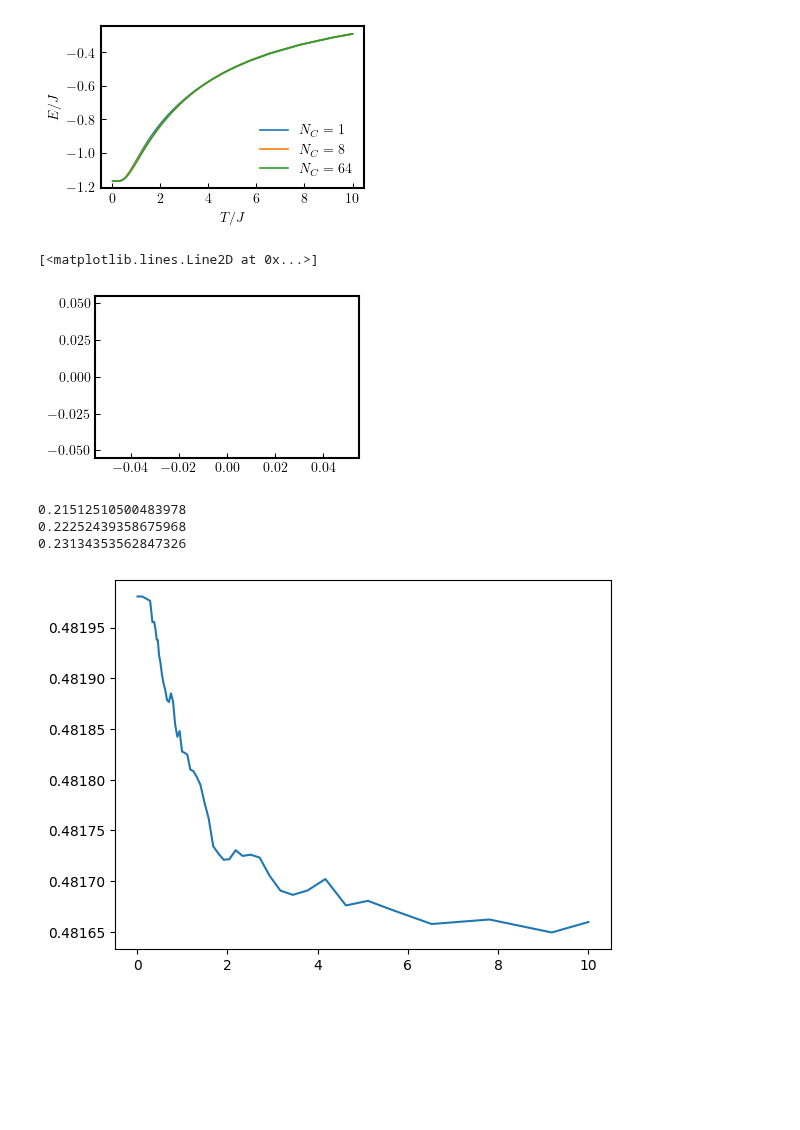
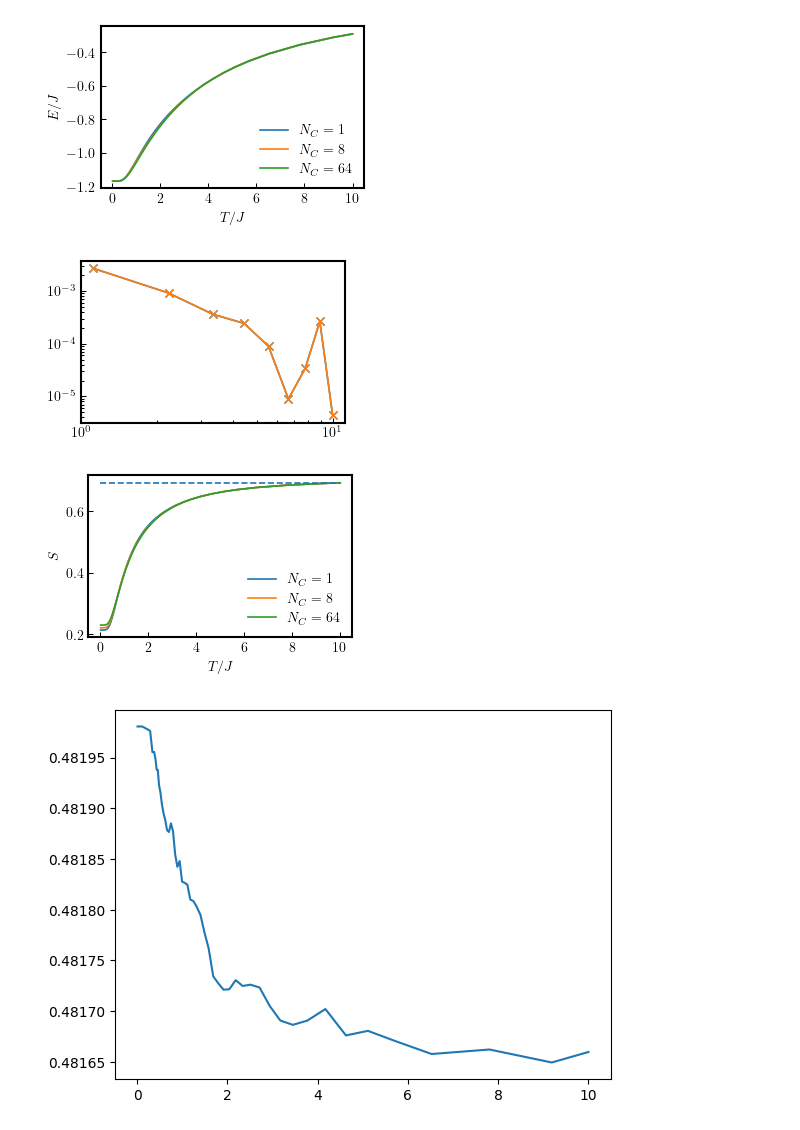
Before and after one commit to Alejo-Costa-Duran/ParallelTempering, a Jupyter notebook: dataAnalysis.ipynb, the cells around one changed output. Saved outputs shown, nothing was run; the diff lists cells and outputs as text; code cells hidden in the pictures; blank space fills up the shorter version.

```diff
--- a/dataAnalysis.ipynb
+++ b/dataAnalysis.ipynb
@@ -140,6 +157,25 @@ np.save("./t8.npy",t8)
  1.09822933e-01 9.87787932e-02 8.76346525e-02 7.66372232e-02
  6.69589337e-02 5.75134974e-02 4.69895951e-02 3.59209836e-02
  2.76354900e-02 2.40942899e-02]
+# %%
+corr64 = np.load("./ProcessedData/corr64.npy")
+e64 = np.load("./ProcessedData/e64.npy")
+m64 = np.load("./ProcessedData/m64.npy")
+cv64 = np.load("./ProcessedData/cv64.npy")
+cverr64 = np.load("./ProcessedData/cverr64.npy")
+t64 = np.load("./ProcessedData/t64.npy")
+
+e1 = np.load("./ProcessedData/e1.npy")
+m1 = np.load("./ProcessedData/m1.npy")
+cv1 = np.load("./ProcessedData/cv1.npy")
+cverr1 = np.load("./ProcessedData/cverr1.npy")
+t1 = np.load("./ProcessedData/t1.npy")
+
+e8 = np.load("./ProcessedData/e8.npy")
+m8 = np.load("./ProcessedData/m8.npy")
+cv8 = np.load("./ProcessedData/cv8.npy")
+cverr8 = np.load("./ProcessedData/cverr8.npy")
+t8 = np.load("./ProcessedData/t8.npy")
 # %%
 figCv, axCv = plt.subplots()
 axCv.errorbar(np.array(t1),cv1,2*cverr1, label = r'$N_C = 1$')
@@ -164,28 +200,39 @@ figEnergy.show()
 # %% [output]
 [figure]
 [figure]
-# %%
-figCorr, axCorr = plt.subplots()
-
-axCorr.plot(np.array(t64),corr64[10,:], label = r'$N_C = 1$')
-# %% [output]
-[<matplotlib.lines.Line2D at 0x...>]
-[figure, removed]
-# %%
-### Entropy calculation
-from scipy.integrate import simps as simps
-from scipy.integrate import trapz as trapz
-def entropy(cv, temp):
-    e1,e2,e3,e4 = np.log(2)-simps(cv/temp,temp,even = 'first'),np.log(2)-simps(cv/temp,temp,even = 'last'),np.log(2)-simps(cv/temp,temp,even = 'avg'),np.log(2)-simps(cv/temp,temp)
-    return (e1+e2+e3+e4)/4
-
-print(entropy(cv1,t1))
-print(entropy(cv8,t8))
-print(entropy(cv64,t64))
-# %% [output]
-0.21512510500483978
-0.22252439358675968
-0.23134353562847326
+# %%
+corr64[-1,:] =corr64[-1,:]/(64*24)
+# %%
+figCorr, axCorr = plt.subplots()
+axCorr.plot(np.linspace(0,10,10)[1:],np.abs(corr64)[1:,0],'x-', label = r'$N_C = 1$')
+axCorr.plot(np.linspace(0,10,10)[1:],np.abs(corr64)[1:,1],'x-', label = r'$N_C = 1$')
+axCorr.set_xscale('log')
+axCorr.set_yscale('log')
+# %% [output]
+[figure, added]
+# %%
+### Entropy calculation
+from scipy.integrate import simps as simps
+from scipy.integrate import trapz as trapz
+def entropy(cv, temp):
+    e1 = [np.log(2)-trapz(cv[n:]/temp[n:],temp[n:]) for n in range(len(cv))]
+    return e1
+
+
+figEntropy, axEntropy = plt.subplots()
+
+
+axEntropy.plot(t1,entropy(cv1,t1), label = r'$N_C = 1$')
+axEntropy.plot(t8,entropy(cv8,t8), label = r'$N_C = 8$')
+axEntropy.plot(t64,entropy(cv64,t64), label = r'$N_C = 64$')
+axEntropy.hlines(np.log(2),0,10,linestyles='dashed')
+axEntropy.set_ylabel(r'$S$')
+axEntropy.set_xlabel(r'$T/J$')
+axEntropy.legend()
+
+figEntropy.savefig("./fig_chHypModels_entropy37.eps",format = 'eps',dpi=800, bbox_inches = 'tight',pad_inches = 0.03)
+# %% [output]
+[figure, added]
 # %%
 ### Workers analysis
 
```
Also changed, not shown: parts of 2 cells of this notebook, 10 other files.
